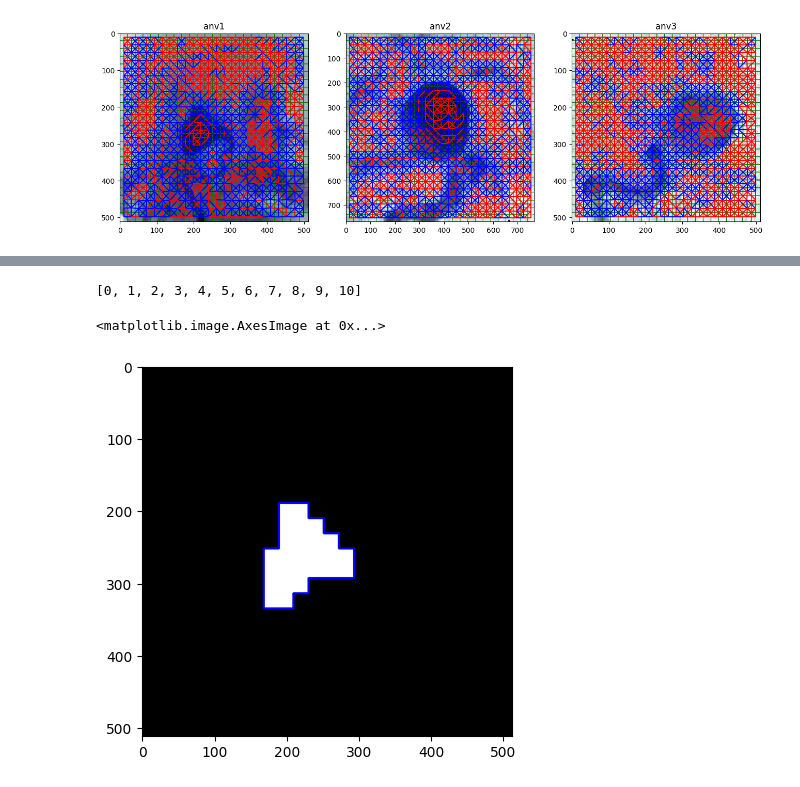
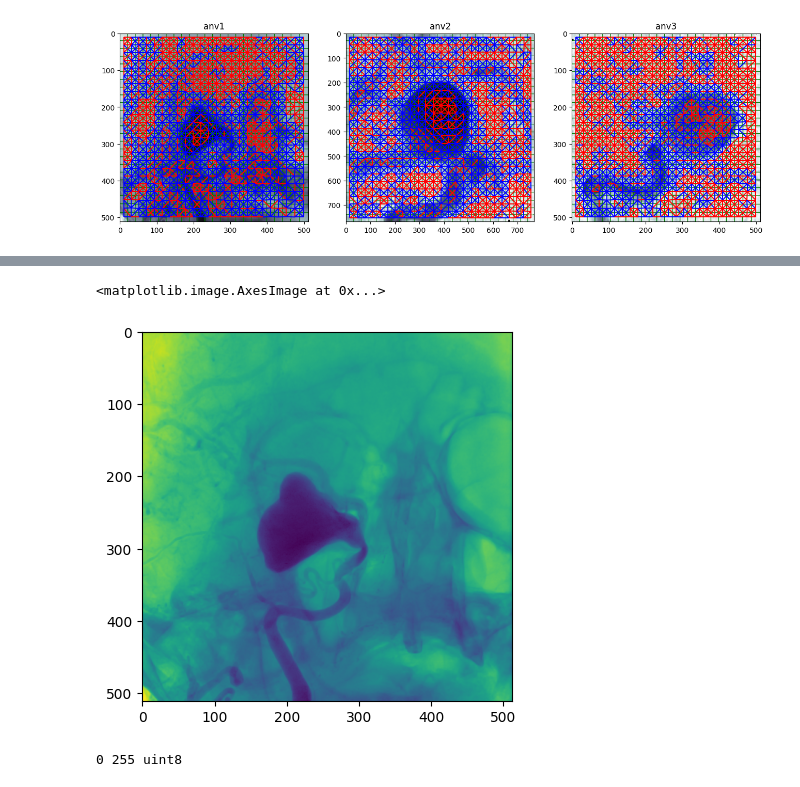
Before and after one commit to ybouilla/computervision, a Jupyter notebook: segmentation_image.ipynb, the cells around one changed output, grey strips where cells are left out. Drawn from its saved outputs; the diff is of its cells as text; code cells hidden in the pictures.

```diff
--- a/segmentation_image.ipynb
+++ b/segmentation_image.ipynb
@@ -217,0 +247,6 @@ ax[2,2].imshow(color.rgb2gray(anv3) + color.rgb2gray(cont)*25)
+# %%
+
+cont = get_contour(mask)
+sv_img = cont[:,:,2]*255
+
+plt.imsave("test_seg.bmp", np.clip(sv_img, 0,255))
@@ -218,10 +255,11 @@ ax[2,2].imshow(color.rgb2gray(anv3) + color.rgb2gray(cont)*25)
 # %%
-lk_up_table
+plt.imshow((cont[:,:,2]*255).astype('uint8') + anv )
 # %% [output]
-[0, 1, 2, 3, 4, 5, 6, 7, 8, 9, 10]
+<matplotlib.image.AxesImage at 0x...>
+[figure, added]
 # %%
-
-plt.imshow(val)
+img = (cont[:, :, 2] * 255).astype(np.uint8)
+overlay = img + anv
+print(overlay.min(), overlay.max(), overlay.dtype)
 # %% [output]
-<matplotlib.image.AxesImage at 0x...>
+0 255 uint8
-[figure, removed]
```
Also changed, not shown: parts of 10 cells of this notebook, 2 other files.
